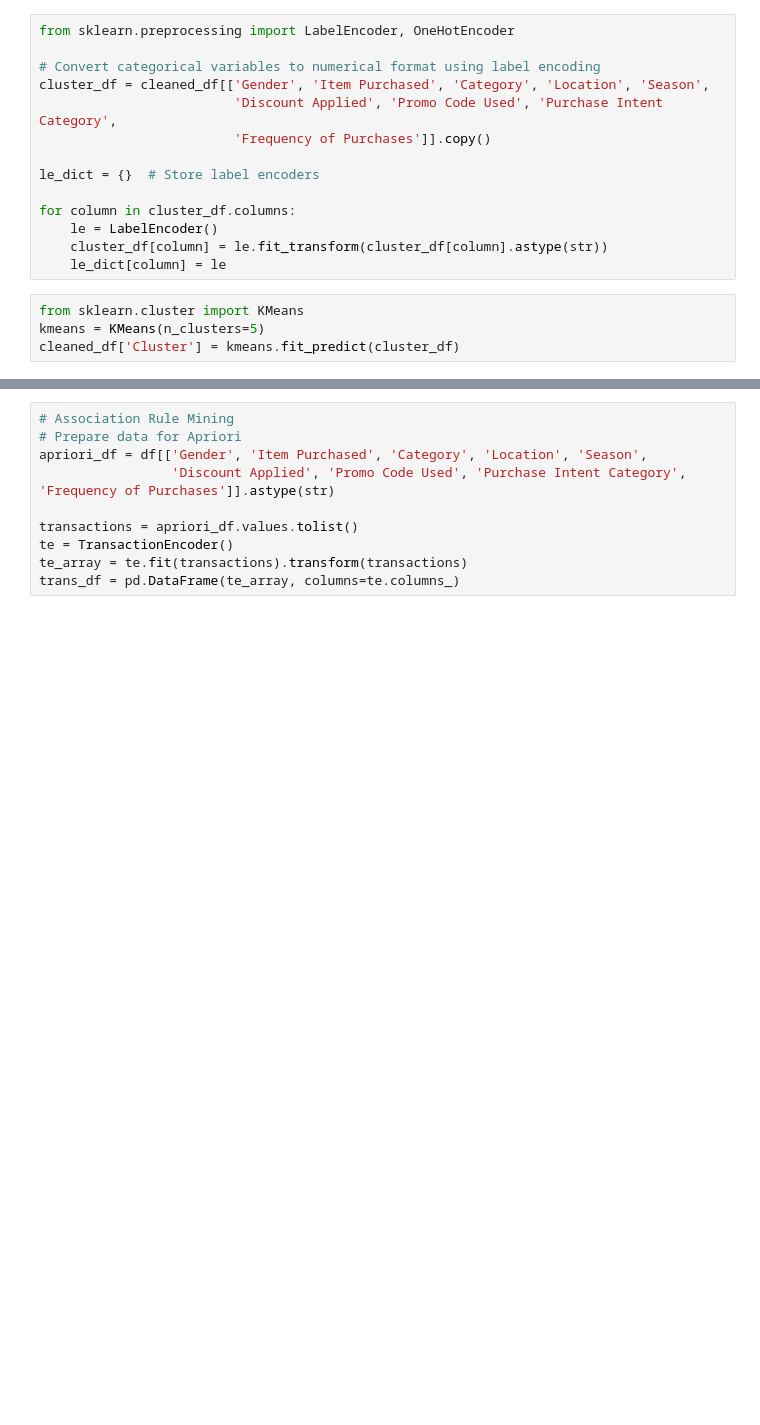
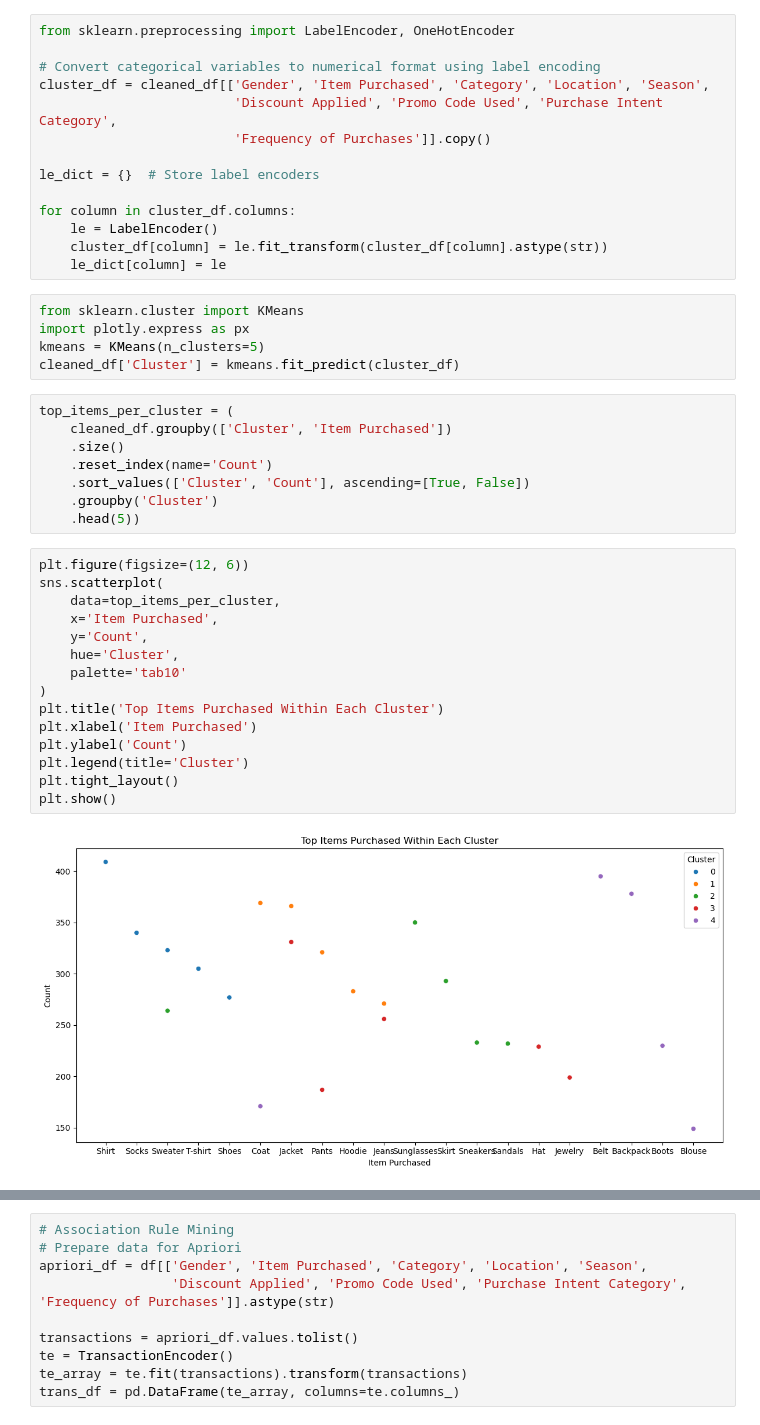
Before and after one commit to farahfuaad/Final-Year-Project-Prediction-of-Buying-Behavior-Patterns-using-ML, a Jupyter notebook: ml/trending_item_detection.ipynb, the cells around one changed output, grey strips where cells are left out. Cells and saved outputs as stored; diff of their text form; blank space fills up the shorter version.

```diff
--- a/ml/trending_item_detection.ipynb
+++ b/ml/trending_item_detection.ipynb
@@ -148,5 +131,31 @@ for column in cluster_df.columns:
     le_dict[column] = le
 # %%
 from sklearn.cluster import KMeans
+import plotly.express as px
 kmeans = KMeans(n_clusters=5)
 cleaned_df['Cluster'] = kmeans.fit_predict(cluster_df)
+# %%
+top_items_per_cluster = (
+    cleaned_df.groupby(['Cluster', 'Item Purchased'])
+    .size()
+    .reset_index(name='Count')
+    .sort_values(['Cluster', 'Count'], ascending=[True, False])
+    .groupby('Cluster')
+    .head(5))
+# %%
+plt.figure(figsize=(12, 6))
+sns.scatterplot(
+    data=top_items_per_cluster,
+    x='Item Purchased',
+    y='Count',
+    hue='Cluster',
+    palette='tab10'
+)
+plt.title('Top Items Purchased Within Each Cluster')
+plt.xlabel('Item Purchased')
+plt.ylabel('Count')
+plt.legend(title='Cluster')
+plt.tight_layout()
+plt.show()
+# %% [output]
+[figure, added]
```
Also changed, not shown: parts of 5 cells of this notebook.
